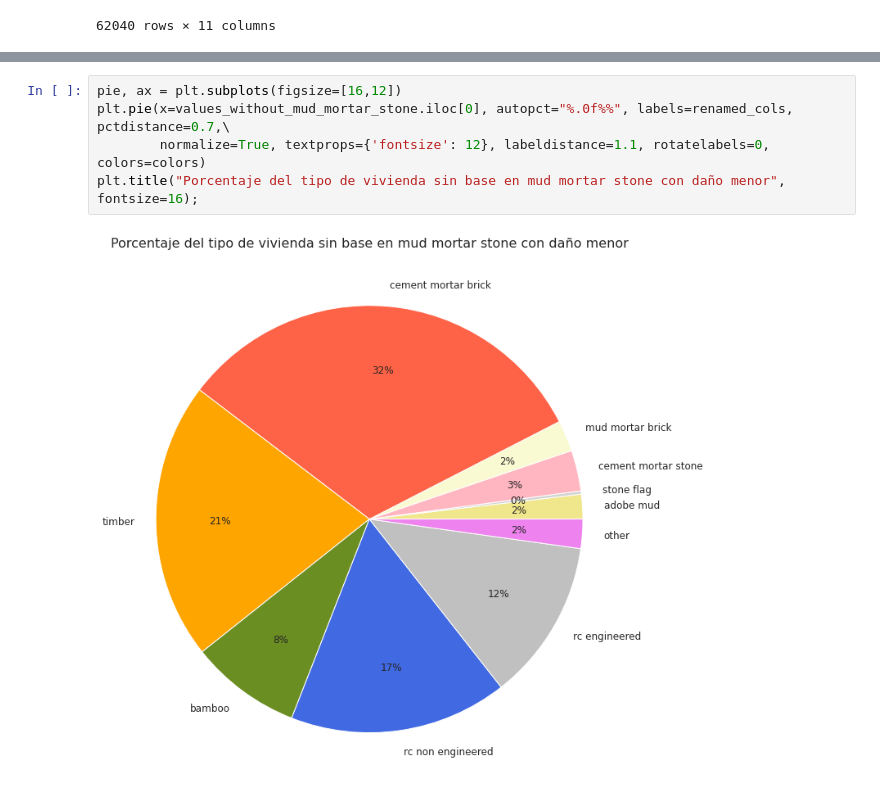
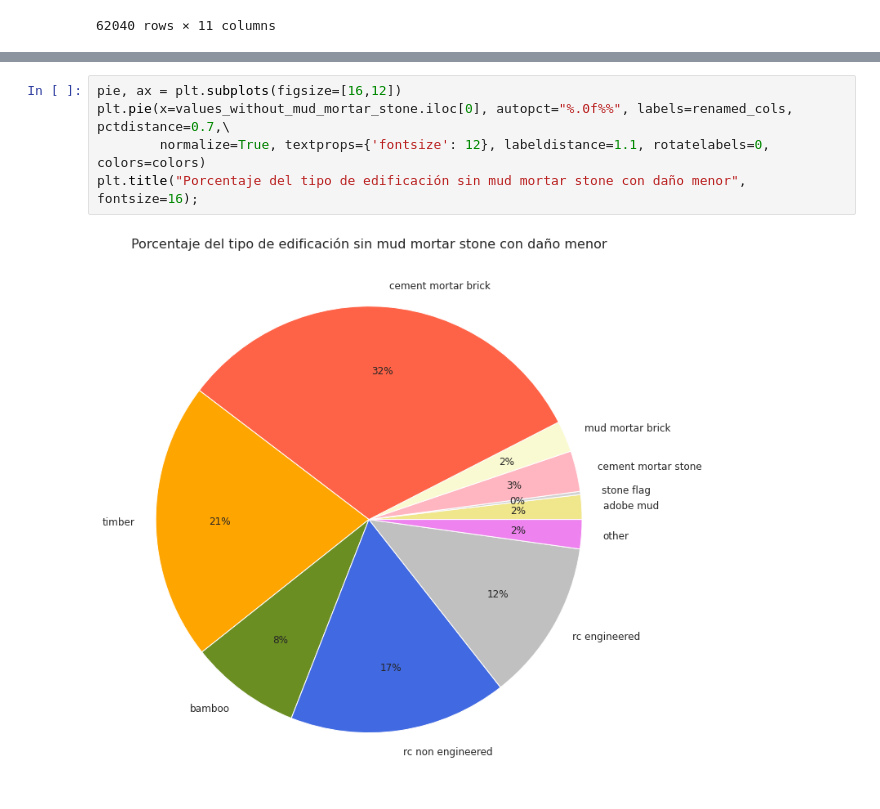
Before and after one commit to SBen-IV/TP-OrgaDeDatos, a Jupyter notebook: TP1/has_superstructure.ipynb, the cells around one changed output, grey strips where cells are left out. Cells and saved outputs as stored; diff of their text form.

```diff
--- a/TP1/has_superstructure.ipynb
+++ b/TP1/has_superstructure.ipynb
@@ -337,7 +396,7 @@ values_without_mud_mortar_stone
 # %%
 pie, ax = plt.subplots(figsize=[16,12])
 plt.pie(x=values_without_mud_mortar_stone.iloc[0], autopct="%.0f%%", labels=renamed_cols, pctdistance=0.7,\
         normalize=True, textprops={'fontsize': 12}, labeldistance=1.1, rotatelabels=0, colors=colors)
-plt.title("Porcentaje del tipo de vivienda sin base en mud mortar stone con daño menor", fontsize=16);
+plt.title("Porcentaje del tipo de edificación sin mud mortar stone con daño menor", fontsize=16);
 # %% [output]
-[figure, old version]
+[figure, new version]
```
Also changed, not shown: parts of 22 cells of this notebook, 2 other files.
